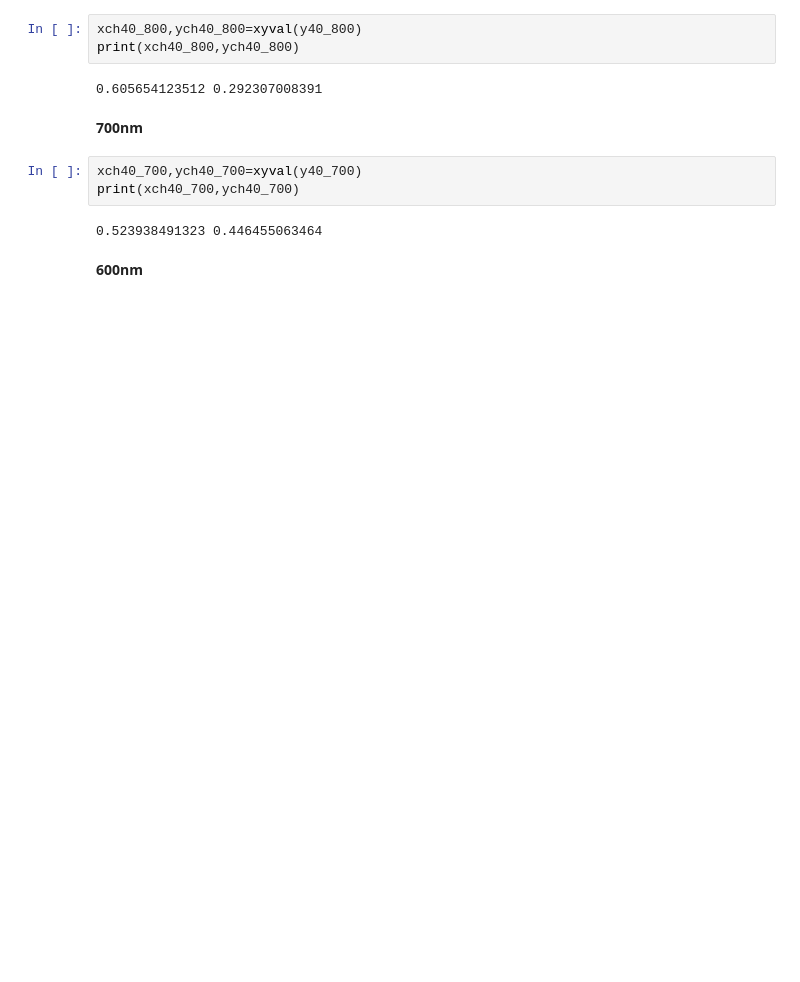
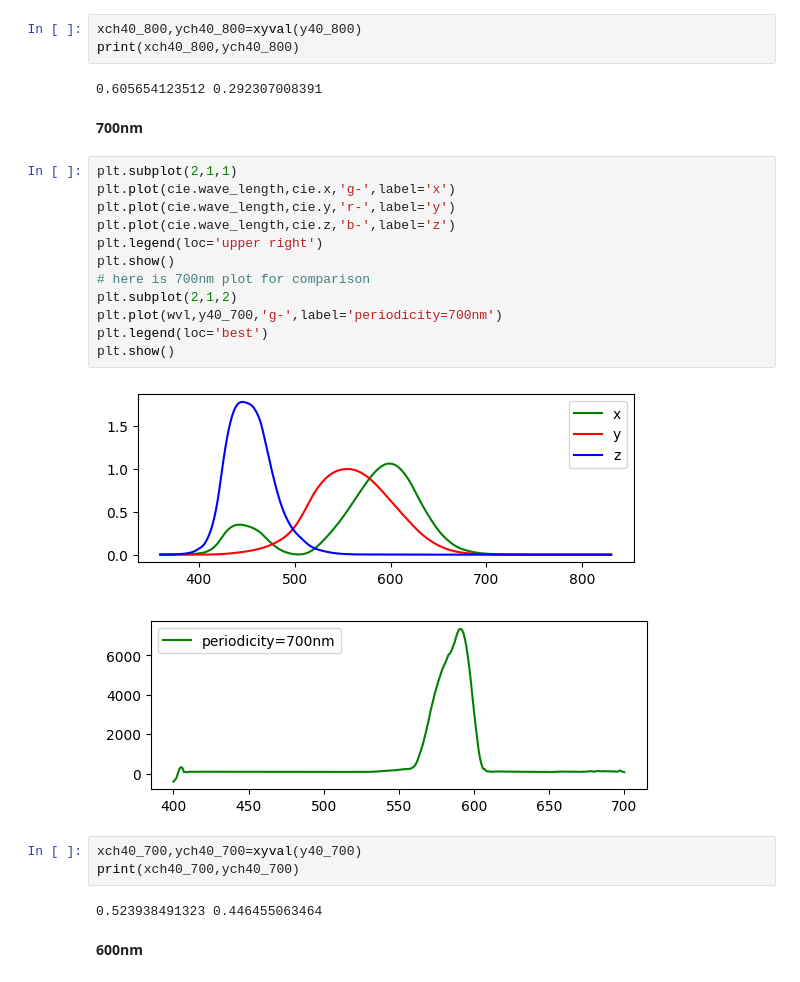
Before and after one commit to Feymankamal/Chromaticity-1931, a Jupyter notebook: colour_map.ipynb, the cells around one changed output. Drawn from its saved outputs; the diff is of its cells as text; blank space fills up the shorter version.

```diff
--- a/colour_map.ipynb
+++ b/colour_map.ipynb
@@ -364,6 +356,21 @@ print(xch40_800,ych40_800)
 0.605654123512 0.292307008391
 # %% [markdown]
 **700nm**
+# %%
+plt.subplot(2,1,1)
+plt.plot(cie.wave_length,cie.x,'g-',label='x')
+plt.plot(cie.wave_length,cie.y,'r-',label='y')
+plt.plot(cie.wave_length,cie.z,'b-',label='z')
+plt.legend(loc='upper right')
+plt.show()
+# here is 700nm plot for comparison
+plt.subplot(2,1,2)
+plt.plot(wvl,y40_700,'g-',label='periodicity=700nm')
+plt.legend(loc='best')
+plt.show()
+# %% [output]
+[figure, added]
+[figure, added]
 # %%
 xch40_700,ych40_700=xyval(y40_700)
 print(xch40_700,ych40_700)
```
Also changed, not shown: parts of 13 cells of this notebook.
